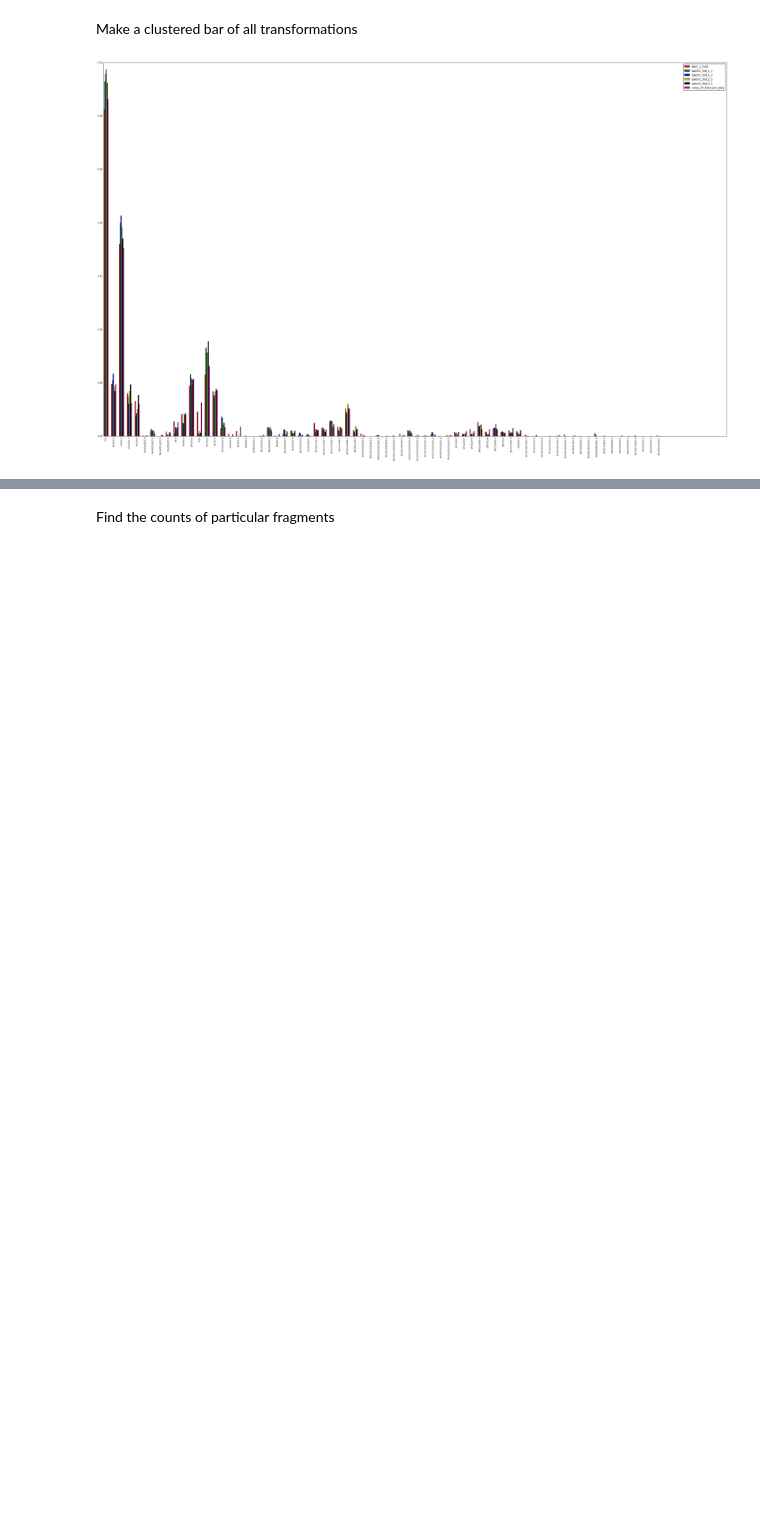
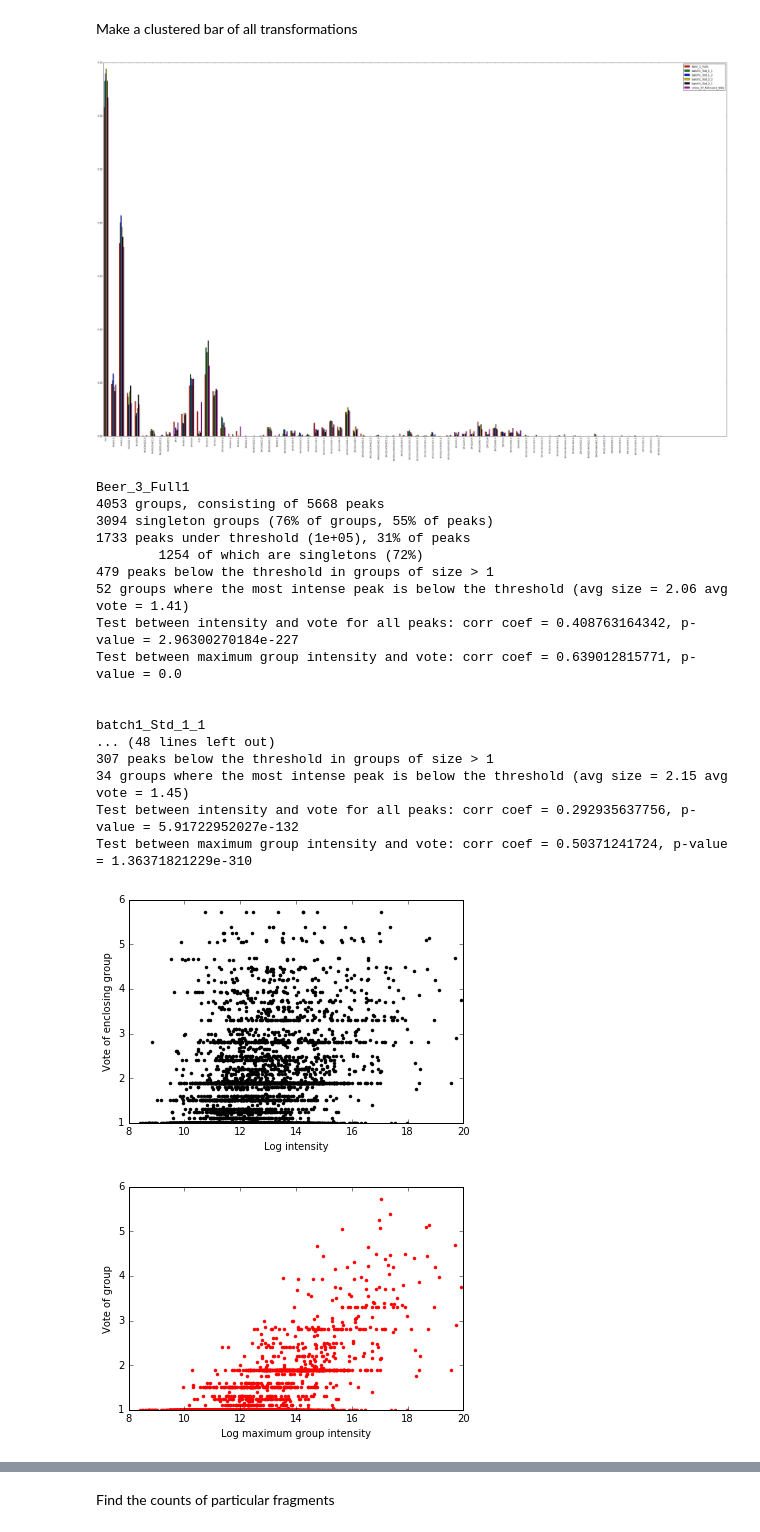
Before and after one commit to sdrogers/ms1fun, a Jupyter notebook: notebooks/Negative Mode Voting.ipynb, the cells around one changed output, grey strips where cells are left out. Saved outputs shown, nothing was run; the diff lists cells and outputs as text; code cells hidden in the pictures; blank space fills up the shorter version.

Commit message:
added some helper functions

```diff
--- a/notebooks/Negative Mode Voting.ipynb
+++ b/notebooks/Negative Mode Voting.ipynb
@@ -426,3 +427,30 @@ plt.xticks([p+width*nfiles/2 for p in posn],all_trans,rotation=90,fontsize=8)
 plt.savefig('output/neg/trans_bars.png',dpi=200)
 # %% [output]
 [figure]
+# %%
+import helper_functions
+for filename in groups:
+    print filename
+    helper_functions.collect_group_stats(groups[filename])
+    print
+    print
+# %% [output]
+Beer_3_Full1
+4053 groups, consisting of 5668 peaks
+3094 singleton groups (76% of groups, 55% of peaks)
+1733 peaks under threshold (1e+05), 31% of peaks
+        1254 of which are singletons (72%)
+479 peaks below the threshold in groups of size > 1
+52 groups where the most intense peak is below the threshold (avg size = 2.06 avg vote = 1.41)
+Test between intensity and vote for all peaks: corr coef = 0.408763164342, p-value = 2.96300270184e-227
+Test between maximum group intensity and vote: corr coef = 0.639012815771, p-value = 0.0
+
+
+batch1_Std_1_1
+... (48 lines left out)
+307 peaks below the threshold in groups of size > 1
+34 groups where the most intense peak is below the threshold (avg size = 2.15 avg vote = 1.45)
+Test between intensity and vote for all peaks: corr coef = 0.292935637756, p-value = 5.91722952027e-132
+Test between maximum group intensity and vote: corr coef = 0.50371241724, p-value = 1.36371821229e-310
+[figure, added]
+[figure, added]
```
Also changed, not shown: parts of 4 cells of this notebook, 41 other files.
